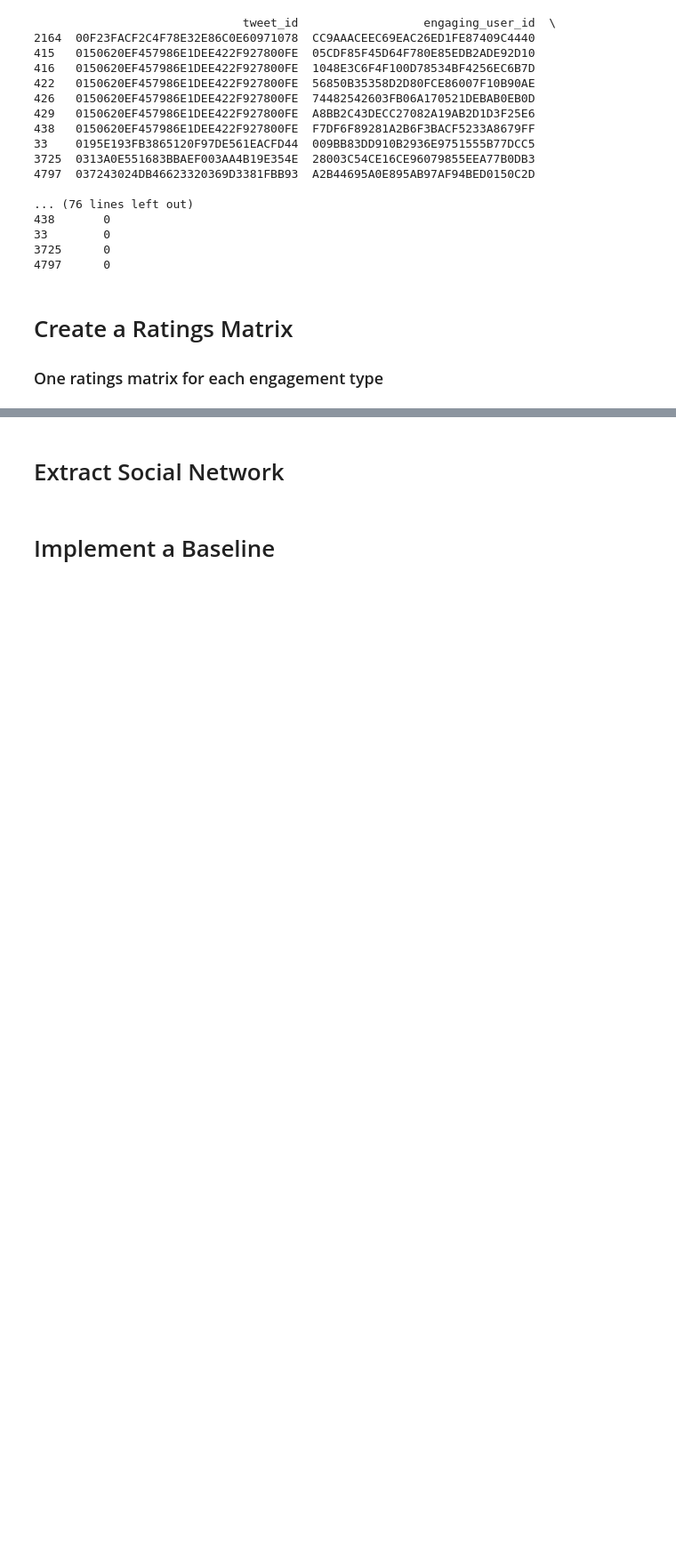
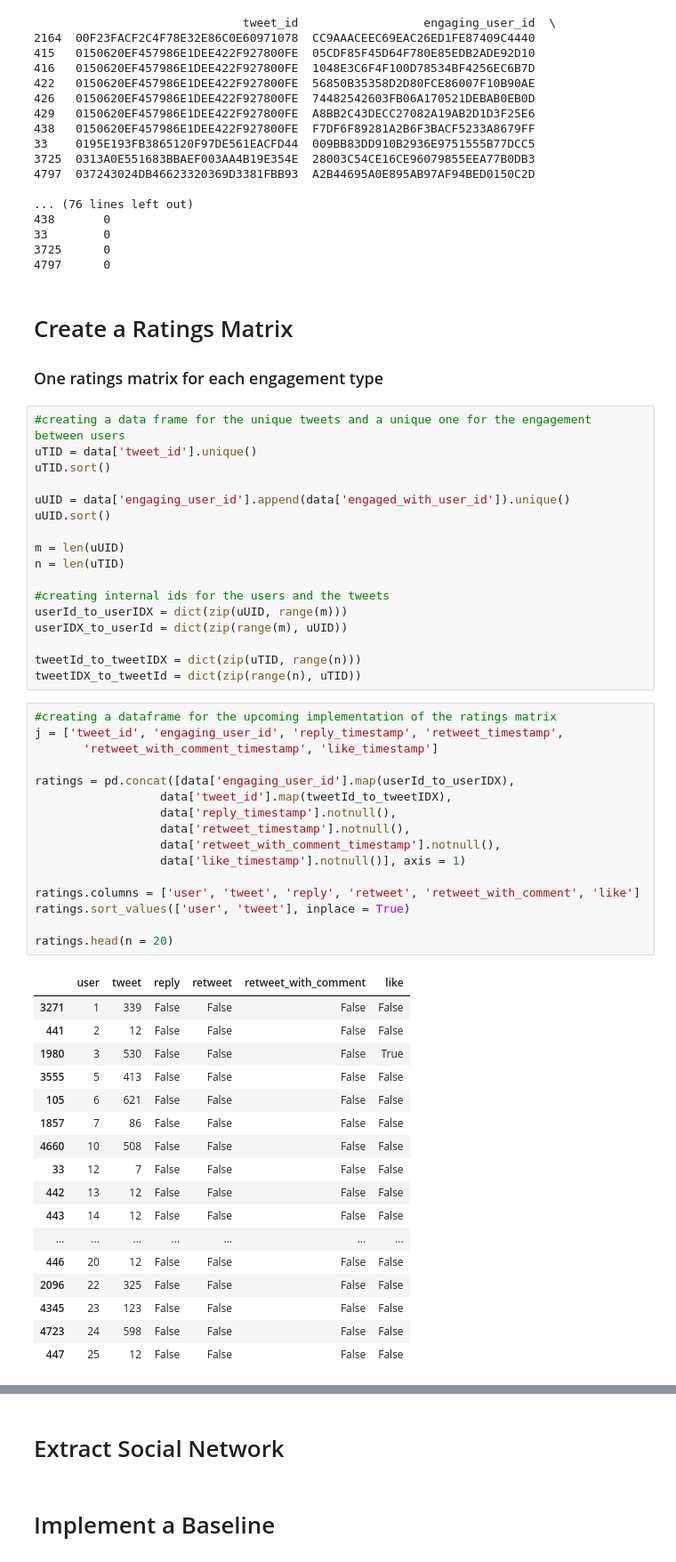
Before and after one commit to CorpaciLC/RecSys, a Jupyter notebook: project.ipynb, the cells around one changed output, grey strips where cells are left out. Shown at 89% size. Saved outputs shown, nothing was run; the diff lists cells and outputs as text; blank space fills up the shorter version.

Commit message:
calculated the ratings matrices for each engagement type

```diff
--- a/project.ipynb
+++ b/project.ipynb
@@ -235,3 +235,54 @@ print(read_predictions('gt_rc.csv')[:10])
 # %% [markdown]
 # Create a Ratings Matrix
 ### One ratings matrix for each engagement type
+# %%
+#creating a data frame for the unique tweets and a unique one for the engagement between users
+uTID = data['tweet_id'].unique()
+uTID.sort()
+
+uUID = data['engaging_user_id'].append(data['engaged_with_user_id']).unique()
+uUID.sort()
+
+m = len(uUID)
+n = len(uTID)
+
+#creating internal ids for the users and the tweets
+userId_to_userIDX = dict(zip(uUID, range(m)))
+userIDX_to_userId = dict(zip(range(m), uUID))
+
+tweetId_to_tweetIDX = dict(zip(uTID, range(n)))
+tweetIDX_to_tweetId = dict(zip(range(n), uTID))
+# %%
+#creating a dataframe for the upcoming implementation of the ratings matrix
+j = ['tweet_id', 'engaging_user_id', 'reply_timestamp', 'retweet_timestamp',
+       'retweet_with_comment_timestamp', 'like_timestamp']
+
+ratings = pd.concat([data['engaging_user_id'].map(userId_to_userIDX),
+                  data['tweet_id'].map(tweetId_to_tweetIDX),
+                  data['reply_timestamp'].notnull(),
+                  data['retweet_timestamp'].notnull(),
+                  data['retweet_with_comment_timestamp'].notnull(),
+                  data['like_timestamp'].notnull()], axis = 1)
+
+ratings.columns = ['user', 'tweet', 'reply', 'retweet', 'retweet_with_comment', 'like']
+ratings.sort_values(['user', 'tweet'], inplace = True)
+
+ratings.head(n = 20)
+# %% [output]
+|  | user | tweet | reply | retweet | retweet_with_comment | like |
+| 3271 | 1 | 339 | False | False | False | False |
+| 441 | 2 | 12 | False | False | False | False |
+| 1980 | 3 | 530 | False | False | False | True |
+| 3555 | 5 | 413 | False | False | False | False |
+| 105 | 6 | 621 | False | False | False | False |
+| 1857 | 7 | 86 | False | False | False | False |
+| 4660 | 10 | 508 | False | False | False | False |
+| 33 | 12 | 7 | False | False | False | False |
+| 442 | 13 | 12 | False | False | False | False |
+| 443 | 14 | 12 | False | False | False | False |
+| ... | ... | ... | ... | ... | ... | ... |
+| 446 | 20 | 12 | False | False | False | False |
+| 2096 | 22 | 325 | False | False | False | False |
+| 4345 | 23 | 123 | False | False | False | False |
+| 4723 | 24 | 598 | False | False | False | False |
+| 447 | 25 | 12 | False | False | False | False |
```
Also changed, not shown: parts of 1 cell of this notebook.
